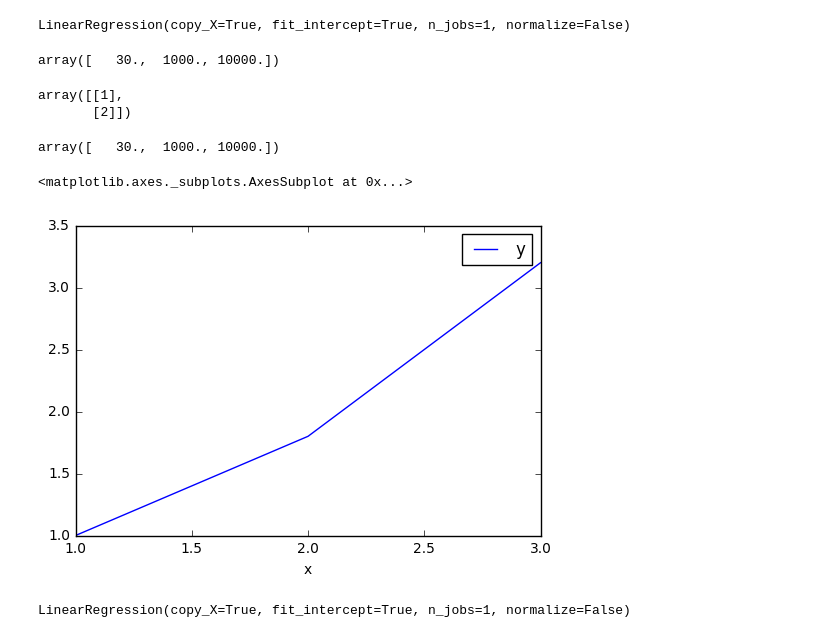
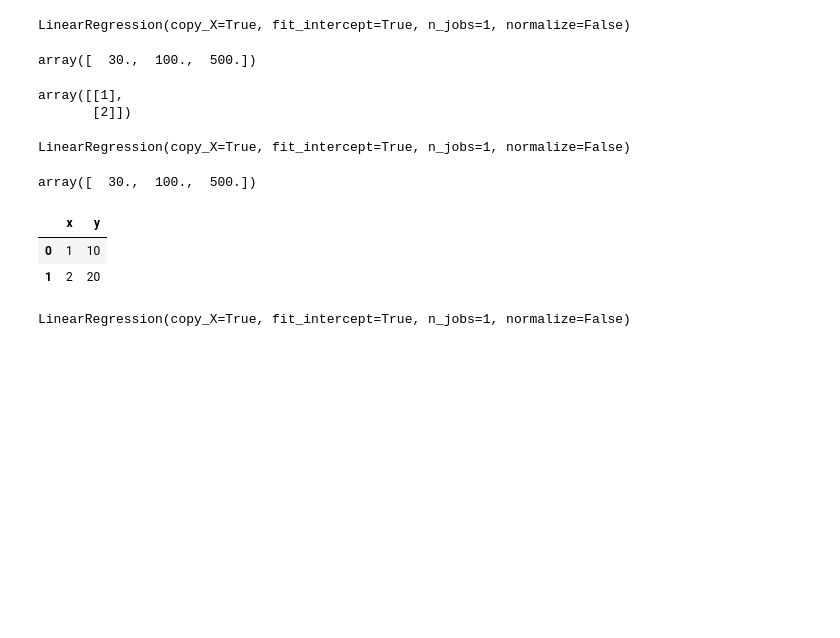
Before and after one commit to Nozdi/first-steps-with-pandas-workshop, a Jupyter notebook: first-steps-with-pandas-with-solutions.ipynb, the cells around one changed output. Saved outputs shown, nothing was run; the diff lists cells and outputs as text; code cells hidden in the pictures; blank space fills up the shorter version.

```diff
--- a/first-steps-with-pandas-with-solutions.ipynb
+++ b/first-steps-with-pandas-with-solutions.ipynb
@@ -1642,9 +1656,9 @@ clf.fit(
 # %% [output]
 LinearRegression(copy_X=True, fit_intercept=True, n_jobs=1, normalize=False)
 # %%
-clf.predict([[3], [100], [1000]])
+clf.predict([[3], [10], [50]])
 # %% [output]
-array([   30.,  1000., 10000.])
+array([  30.,  100.,  500.])
 # %%
 X = np.array([1, 2])[:,np.newaxis]
 y = np.array([10, 20])
@@ -1653,22 +1667,26 @@ X
 # %% [output]
 array([[1],
        [2]])
+# %%
+clf = LinearRegression()
+clf.fit(X, y)
+# %% [output]
+LinearRegression(copy_X=True, fit_intercept=True, n_jobs=1, normalize=False)
 # %%
-clf.fit(X, y)
-clf.predict( np.array([3, 100, 1000])[:,np.newaxis] )
+clf.predict( np.array([3, 10, 50])[:,np.newaxis] )
 # %% [output]
-array([   30.,  1000., 10000.])
+array([  30.,  100.,  500.])
 # %%
 train_df = pd.DataFrame([
-        (1, 1),
-        (2, 1.8),
-        (3, 3.2)
+        (1, 10),
+        (2, 20),
     ], columns=['x', 'y'])
 
-train_df.plot(x='x', y='y')
+train_df
 # %% [output]
-<matplotlib.axes._subplots.AxesSubplot at 0x...>
-[figure, removed]
+|  | x | y |
+| 0 | 1 | 10 |
+| 1 | 2 | 20 |
 # %%
 clf = LinearRegression()
 clf.fit(train_df[['x']], train_df['y'])
```
Also changed, not shown: parts of 10 cells of this notebook, 1 other file.
